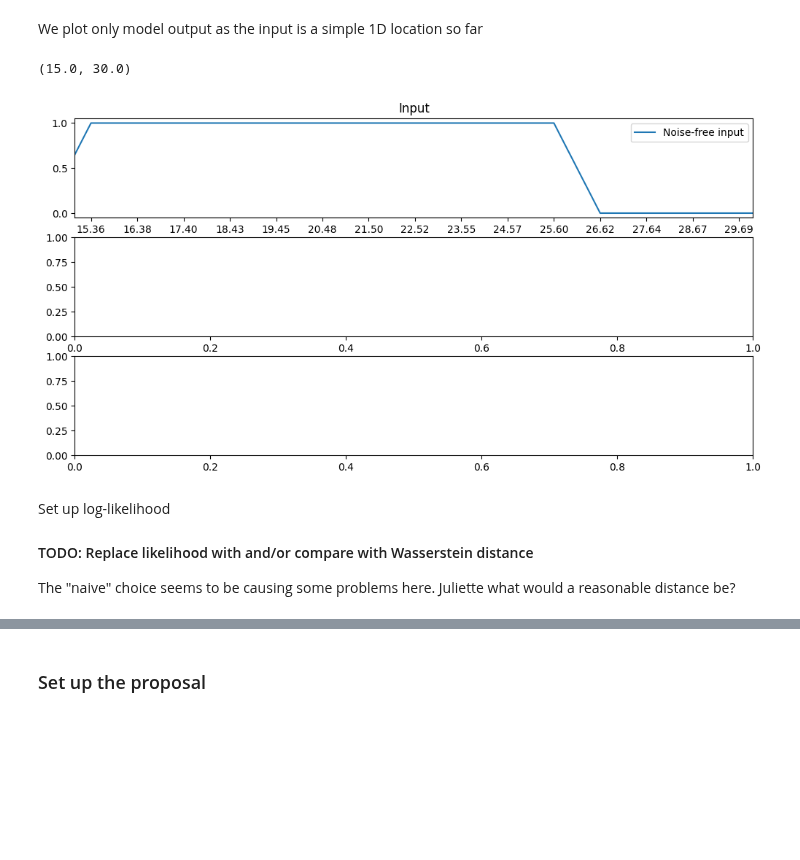
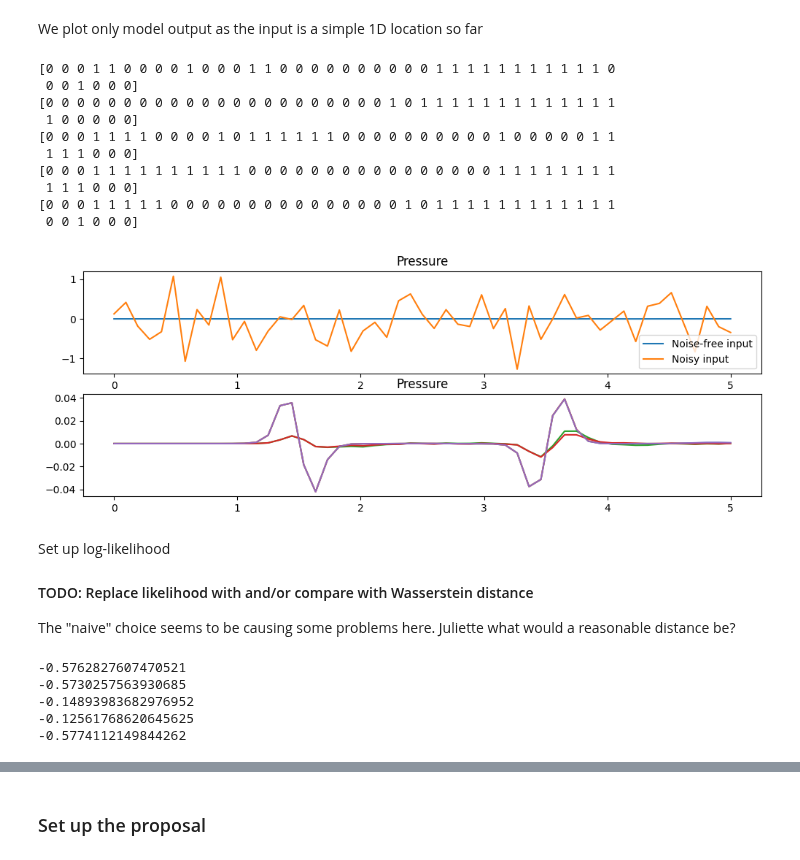
Before and after one commit to UM-Bridge/benchmarks, a Jupyter notebook: models/acoustic_gravity/tinyDA-acoustic.ipynb, the cells around one changed output, grey strips where cells are left out. Saved outputs shown, nothing was run; the diff lists cells and outputs as text; code cells hidden in the pictures; blank space fills up the shorter version.

```diff
--- a/models/acoustic_gravity/tinyDA-acoustic.ipynb
+++ b/models/acoustic_gravity/tinyDA-acoustic.ipynb
@@ -223,33 +213,37 @@ ax[1].legend()
 We plot only model output as the input is a simple 1D location so far
 # %%
 # plot the model output
-fig, ax = plt.subplots(nrows=3, ncols=1, figsize=(12,6))
-
-# Plot the exact input
-ax[0].set_title('Input')
-x=np.linspace(0,nx, nx)
-ax[0].plot(x,exact, label='Noise-free input')
-ax[0].legend()
-ax[0].set_xlim(15,30)
+fig, ax = plt.subplots(nrows=2, ncols=1, figsize=(12,4))
 
 # plot the time series of pressure
-# t = np.linspace(0,1,ny)
-# ax[1].set_title('Pressure')
-# ax[1].plot(t,d_true, label='Noise-free input')
-# ax[1].plot(t,d, label='Noisy input')
-# ax[1].legend()
+t = np.linspace(0,5,ny)
+ax[0].set_title('Pressure')
+ax[0].plot(t,d_true, label='Noise-free input')
+ax[0].plot(t,d, label='Noisy input')
+ax[0].legend()
 
-# ax[2].set_title('Pressure')
-# # Plot 10 random samples
-# for x in range(5):
-#     log = my_prior.rvs()
-#     d_sample = my_model(log)
-#     print(log)
-#     ax[2].plot(t, d_sample, label='samples')
-# plt.show()
+ax[1].set_title('Pressure')
+samples = []
+# Plot 10 random samples
+for x in range(5):
+    log = my_prior.rvs()
+    d_sample = my_model(log)
+    print(log)
+    ax[1].plot(t, d_sample, label='samples')
+    samples.append(d_sample)
+plt.show()
 # %% [output]
-(15.0, 30.0)
+[0 0 0 1 1 0 0 0 0 1 0 0 0 1 1 0 0 0 0 0 0 0 0 0 0 1 1 1 1 1 1 1 1 1 1 1 0
+ 0 0 1 0 0 0]
+[0 0 0 0 0 0 0 0 0 0 0 0 0 0 0 0 0 0 0 0 0 0 1 0 1 1 1 1 1 1 1 1 1 1 1 1 1
+ 1 0 0 0 0 0]
+[0 0 0 1 1 1 1 0 0 0 0 1 0 1 1 1 1 1 1 0 0 0 0 0 0 0 0 0 0 1 0 0 0 0 0 1 1
+ 1 1 1 0 0 0]
+[0 0 0 1 1 1 1 1 1 1 1 1 1 0 0 0 0 0 0 0 0 0 0 0 0 0 0 0 0 1 1 1 1 1 1 1 1
+ 1 1 1 0 0 0]
+[0 0 0 1 1 1 1 1 0 0 0 0 0 0 0 0 0 0 0 0 0 0 0 1 0 1 1 1 1 1 1 1 1 1 1 1 1
+ 0 0 1 0 0 0]
-[figure, old version]
+[figure, new version]
 # %% [markdown]
 Set up log-likelihood
 
@@ -272,3 +266,12 @@ my_loglike = wasserstein_loglike(d)
 
 # initialise the Posterior
 my_posterior = tda.Posterior(my_prior, my_loglike, my_model)
+# %%
+for d_sample in samples:
+    print(my_loglike.loglike(d_sample))
+# %% [output]
+-0.5762827607470521
+-0.5730257563930685
+-0.14893983682976952
+-0.12561768620645625
+-0.5774112149844262
```
Also changed, not shown: parts of 7 cells of this notebook, 1 other file.
